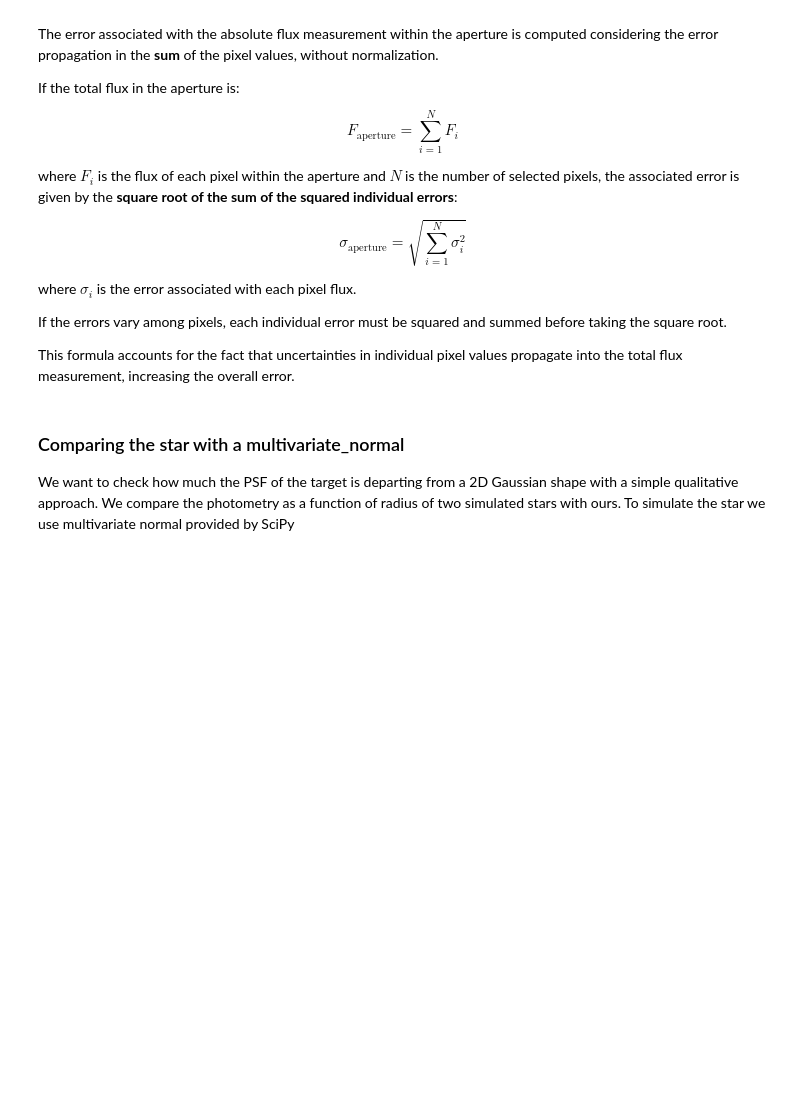
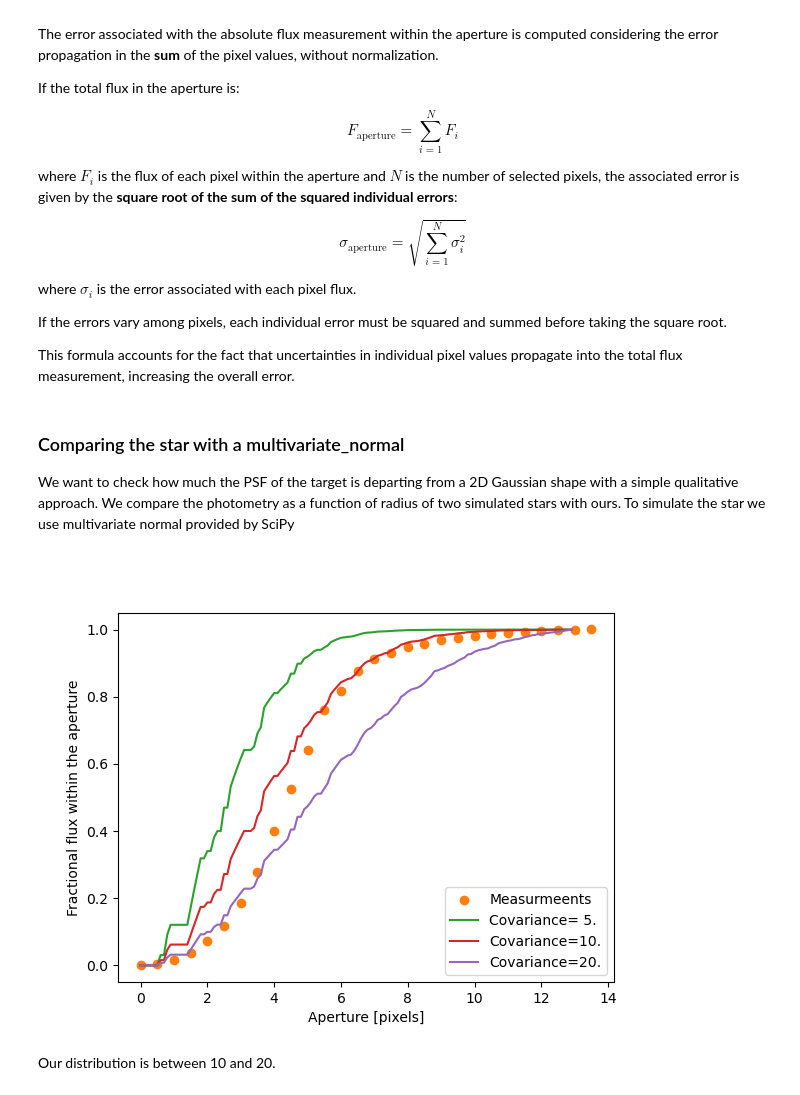
Before and after one commit to LFiaccadori/Astrolab2, a Jupyter notebook: 05 - Aperture Photometry.ipynb, the cells around one changed output. Cells and saved outputs as stored; diff of their text form; code cells hidden in the pictures; blank space fills up the shorter version.

Commit message:
Aperture Photometry Completo

```diff
--- a/05 - Aperture Photometry.ipynb
+++ b/05 - Aperture Photometry.ipynb
@@ -214,30 +214,46 @@ We want to check how much the PSF of the target is departing from a 2D Gaussian
 from scipy.stats import multivariate_normal
 
 xy_range = np.arange(-inner_radius*1.2, inner_radius*1.2) # Set borders for the plot
 X_gauss, Y_gauss = np.meshgrid(xy_range, xy_range) # Create a meshgrid for the selected region
 
 pos = np.dstack((X_gauss, Y_gauss)) # Crea un array 3D a partire da 2 array 2D
 
 gauss_distance = np.sqrt((X_gauss)**2 + (Y_gauss)**2)
 
 plot_range = np.arange(0, inner_radius, 0.1) # Crea un array che va da 0 a inner_radius ogni 0.1
 
 # Create two 2D normal distributions with three different values for the covariance:
 #allow_singular=False mostra un errore se la matrice non è invertibile (non puoi estrarre la probabilità in quel caso)
 mv_normal_cov05 = multivariate_normal(mean=[0., 0.], cov=5., allow_singular=False)
 mv_normal_cov05_pdf = mv_normal_cov05.pdf(pos) #restituisce la probability distribution function
 plot_cov05_flux = np.zeros_like(plot_range)
 
 mv_normal_cov10 = multivariate_normal(mean=[0., 0.], cov=10., allow_singular=False)
 mv_normal_cov10_pdf = mv_normal_cov10.pdf(pos)
 plot_cov10_flux = np.zeros_like(plot_range)
 
 mv_normal_cov20 = multivariate_normal(mean=[0., 0.], cov=20., allow_singular=False)
 mv_normal_cov20_pdf = mv_normal_cov20.pdf(pos)
 plot_cov20_flux = np.zeros_like(plot_range)
 
 for i, aperture_radius in enumerate(plot_range):
     pdf_selection = (gauss_distance < aperture_radius)
     plot_cov05_flux[i] = np.sum(mv_normal_cov05_pdf[pdf_selection])
     plot_cov10_flux[i] = np.sum(mv_normal_cov10_pdf[pdf_selection])
     plot_cov20_flux[i] = np.sum(mv_normal_cov20_pdf[pdf_selection])
+
+plt.figure()
+plt.scatter(radius_array, flux_vs_radius, c='C1', label='Measurmeents')
+plt.plot(plot_range,plot_cov05_flux/plot_cov05_flux[-1] , c='C2', label='Covariance= 5.')
+plt.plot(plot_range,plot_cov10_flux/plot_cov10_flux[-1] , c='C3', label='Covariance=10.')
+plt.plot(plot_range,plot_cov20_flux/plot_cov20_flux[-1] , c='C4', label='Covariance=20.')
+
+plt.xlabel('Aperture [pixels]')
+plt.ylabel('Fractional flux within the aperture')
+plt.legend()
+
+plt.show()
+# %% [output]
+[figure, added]
+# %% [markdown]
+Our distribution is between 10 and 20.
```
